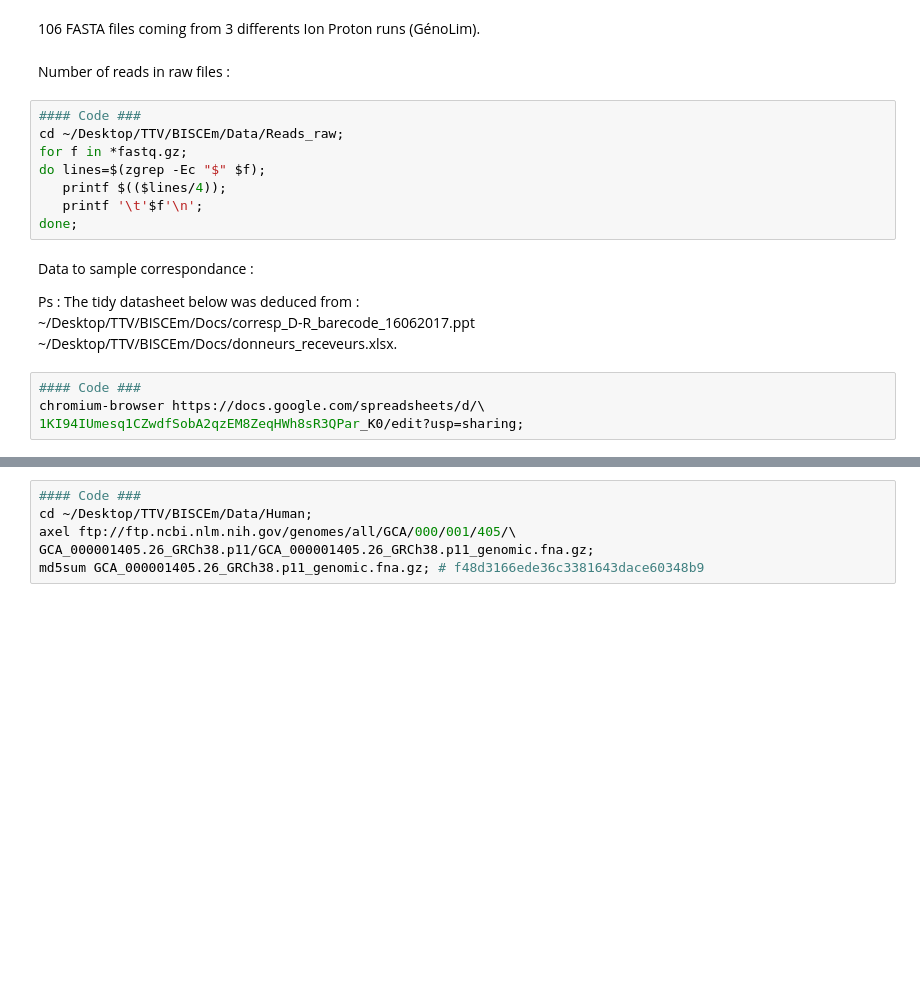
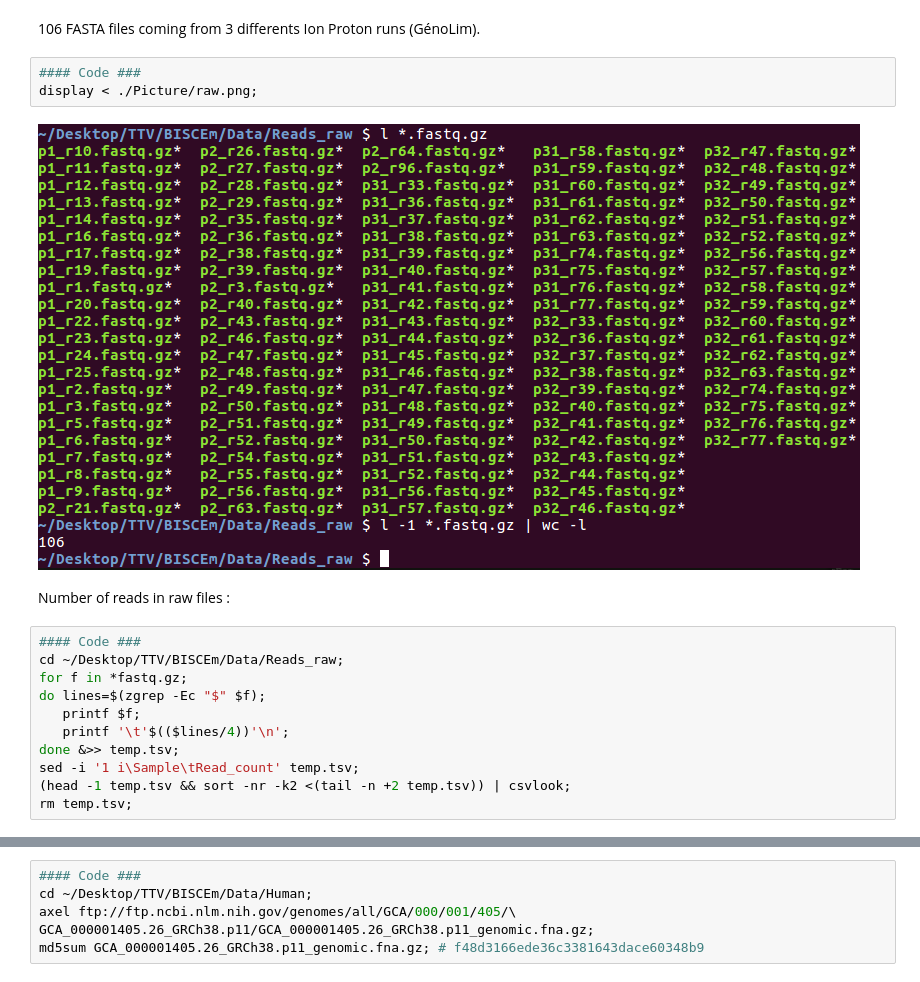
Before and after one commit to ScaonE/TTV, a Jupyter notebook: ttv_project.ipynb, the cells around one changed output, grey strips where cells are left out. Saved outputs shown, nothing was run; the diff lists cells and outputs as text; blank space fills up the shorter version.

```diff
--- a/ttv_project.ipynb
+++ b/ttv_project.ipynb
@@ -57,5 +73,10 @@ Exploratoire) "Top 10" des familles / espèces / ... les plus fréquentes lors d
 # %% [markdown]
 106 FASTA files coming from 3 differents Ion Proton runs (GénoLim). <br>
+# %%
+#### Code ###
+display < ./Picture/raw.png;
+# %% [output]
+[figure, added]
 # %% [markdown]
 Number of reads in raw files :
 # %%
@@ -63,16 +84,9 @@ Number of reads in raw files :
 cd ~/Desktop/TTV/BISCEm/Data/Reads_raw;
 for f in *fastq.gz;
 do lines=$(zgrep -Ec "$" $f);
-   printf $(($lines/4));
-   printf '\t'$f'\n';
-done;
+   printf $f;
+   printf '\t'$(($lines/4))'\n';
+done &>> temp.tsv;
+sed -i '1 i\Sample\tRead_count' temp.tsv;
+(head -1 temp.tsv && sort -nr -k2 <(tail -n +2 temp.tsv)) | csvlook;
+rm temp.tsv;
-# %% [markdown]
-Data to sample correspondance : <br>
-
-Ps : The tidy datasheet below was deduced from : <br>
-~/Desktop/TTV/BISCEm/Docs/corresp_D-R_barecode_16062017.ppt <br>
-~/Desktop/TTV/BISCEm/Docs/donneurs_receveurs.xlsx.
-# %%
-#### Code ###
-chromium-browser https://docs.google.com/spreadsheets/d/\
-1KI94IUmesq1CZwdfSobA2qzEM8ZeqHWh8sR3QPar_K0/edit?usp=sharing;
```
Also changed, not shown: parts of 53 cells of this notebook.
